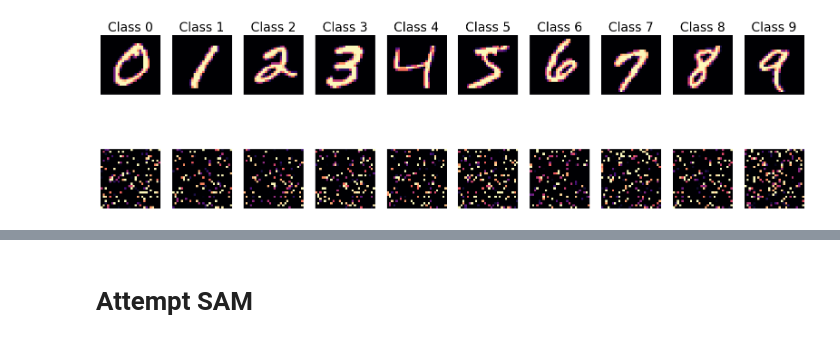
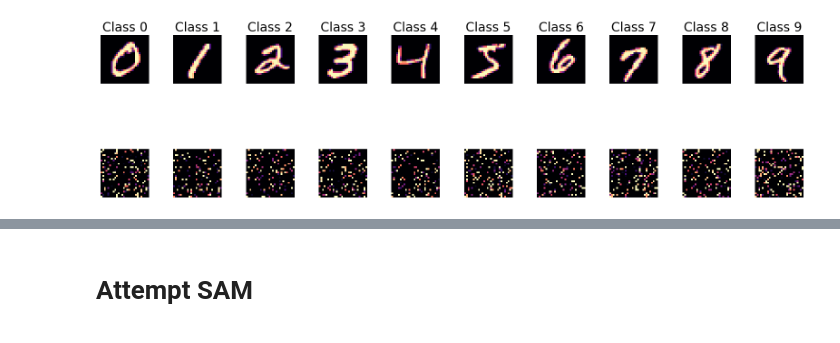
Before and after one commit to cjk4/plasticity, a Jupyter notebook: permuted_mnist.ipynb, the cells around one changed output, grey strips where cells are left out. Drawn from its saved outputs; the diff is of its cells as text; code cells hidden in the pictures.

```diff
--- a/permuted_mnist.ipynb
+++ b/permuted_mnist.ipynb
@@ -38,30 +38,32 @@ def create_permuted_data(original_dataset, num_tasks=50):
 # %%
 original_dataset = datasets.MNIST('./data', train=True, download=True, transform=transform)
 data = original_dataset.data.clone().detach()
 targets = original_dataset.targets.clone().detach()
 perm = torch.randperm(28*28)
 data_permuted = data.view(-1, 28*28)[:, perm].view(-1, 28, 28)
 
 class_examples = []
 for i in range(10):
   class_indices = (targets == i).nonzero(as_tuple=True)[0]
   class_example = data[class_indices[0]]
   class_examples.append(class_example)
 
 fig, axs = plt.subplots(2, 10, figsize=(20, 6))
 
 for i in range(10):
   axs[0, i].imshow(class_examples[i], cmap='magma')
   axs[0, i].set_title(f'Class {i}', fontsize=20)
   axs[0, i].axis('off')
 
 for i in range(10):
   axs[1, i].imshow(data_permuted[class_indices[i]], cmap='magma')
   axs[1, i].axis('off')
 
+plt.subplots_adjust(wspace=0.5)
+
 
 # plt.tight_layout()
 plt.savefig('permuted_mnist.png', transparent=True)
 plt.show()
 # %% [output]
-[figure, old version]
+[figure, new version]
```
Also changed, not shown: parts of 18 cells of this notebook, 10 other files.
